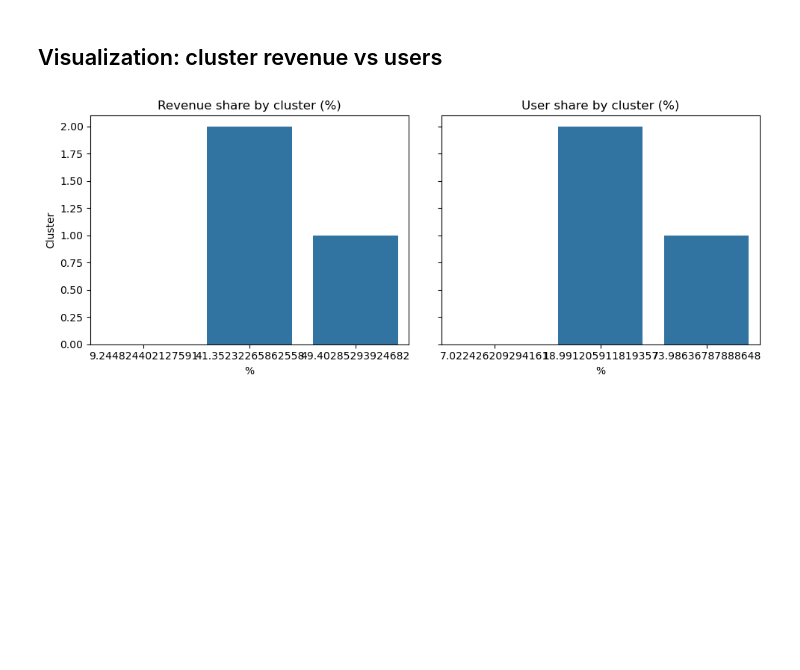
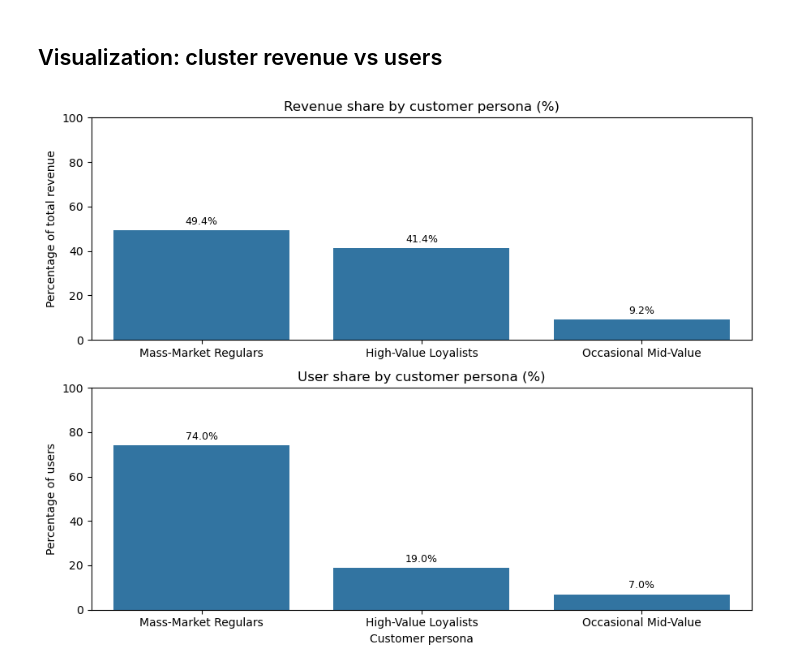
Before and after one commit to ayan978/Customer-Retention-Analysis-and-RFM-Segmentation-in-E-commerce, a Jupyter notebook: notebooks/customer_retention_rfm_segmentation.ipynb, the cells around one changed output. Cells and saved outputs as stored; diff of their text form; code cells hidden in the pictures; blank space fills up the shorter version.

Commit message:
Finalize customer retention and RFM analytics project

```diff
--- a/notebooks/customer_retention_rfm_segmentation.ipynb
+++ b/notebooks/customer_retention_rfm_segmentation.ipynb
@@ -915,9 +916,9 @@ Name: count, dtype: int64
 # %% [markdown]
 ## Profile clusters (size, revenue share, medians)
 # %%
-# Cluster sizes and revenue
+# Cluster sizes and revenue (use business persona names)
 clust_summary = (
-    users_clusters.groupby("cluster")
+    users_clusters.groupby("cluster_name")
       .agg(users=("user_id","count"),
            revenue=("monetary","sum"),
            recency_med=("recency_days","median"),
@@ -927,9 +928,16 @@ clust_summary = (
       .sort_values("revenue_share_pct", ascending=False)
 )
 
-# Add a few engineered-feature medians for color
+# Add engineered-feature medians for extra context (still joined by cluster_name)
 more_medians = (
-    feat.groupby("cluster")
+    users_clusters.merge(feat[["user_id","cluster"]], on="user_id", how="left")  # optional safety
+)
+
+# Better: compute these medians directly from feat but map cluster -> cluster_name first
+feat_named = feat.merge(users_clusters[["user_id", "cluster_name"]], on="user_id", how="left")
+
+more_medians = (
+    feat_named.groupby("cluster_name")
         .agg(tenure_med=("tenure_days","median"),
              items_med=("avg_items_per_order","median"),
              gap_mean_med=("gap_mean","median"),
@@ -948,13 +956,63 @@ clust_profile.round(2)
 # %% [markdown]
 ## Visualization: cluster revenue vs users
 # %%
+## Visualization: cluster revenue vs users (final layout)
 plot_df = clust_summary.reset_index()
 
-fig, axes = plt.subplots(1,2, figsize=(10,4), sharey=True)
-sns.barplot(data=plot_df, x="revenue_share_pct", y="cluster", ax=axes[0])
-axes[0].set_title("Revenue share by cluster (%)"); axes[0].set_xlabel("%"); axes[0].set_ylabel("Cluster")
-sns.barplot(data=plot_df, x=plot_df["users"]/plot_df["users"].sum()*100, y="cluster", ax=axes[1])
-axes[1].set_title("User share by cluster (%)"); axes[1].set_xlabel("%"); axes[1].set_ylabel("")
-plt.tight_layout(); plt.show()
+plot_df["user_share_pct"] = plot_df["users"] / plot_df["users"].sum() * 100
+
+fig, axes = plt.subplots(2, 1, figsize=(9, 7), sharex=True)
+
+# Revenue share
+sns.barplot(
+    data=plot_df,
+    x="cluster_name",
+    y="revenue_share_pct",
+    ax=axes[0]
+)
+axes[0].set_title("Revenue share by customer persona (%)")
+axes[0].set_ylabel("Percentage of total revenue")
+axes[0].set_ylim(0, 100)
+
+axes[0].tick_params(axis="x", labelbottom=True)
+
+for p in axes[0].patches:
+    h = p.get_height()
+    axes[0].annotate(
+        f"{h:.1f}%",
+        (p.get_x() + p.get_width() / 2, h),
+        ha="center",
+        va="bottom",
+        fontsize=9,
+        xytext=(0, 3),
+        textcoords="offset points"
+    )
+
+# User share
+sns.barplot(
+    data=plot_df,
+    x="cluster_name",
+    y="user_share_pct",
+    ax=axes[1]
+)
+axes[1].set_title("User share by customer persona (%)")
+axes[1].set_ylabel("Percentage of users")
+axes[1].set_xlabel("Customer persona")
+axes[1].set_ylim(0, 100)
+
+for p in axes[1].patches:
+    h = p.get_height()
+    axes[1].annotate(
+        f"{h:.1f}%",
+        (p.get_x() + p.get_width() / 2, h),
+        ha="center",
+        va="bottom",
+        fontsize=9,
+        xytext=(0, 3),
+        textcoords="offset points"
+    )
+
+plt.tight_layout()
+plt.show()
 # %% [output]
-[figure, old version]
+[figure, new version]
```
Also changed, not shown: parts of 19 cells of this notebook, 1 other file.
